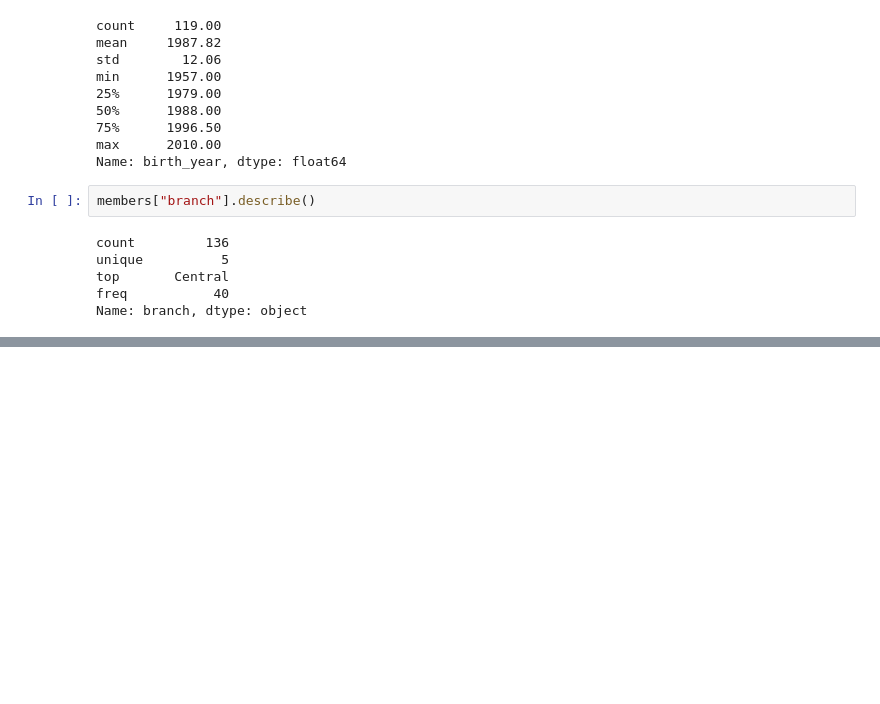
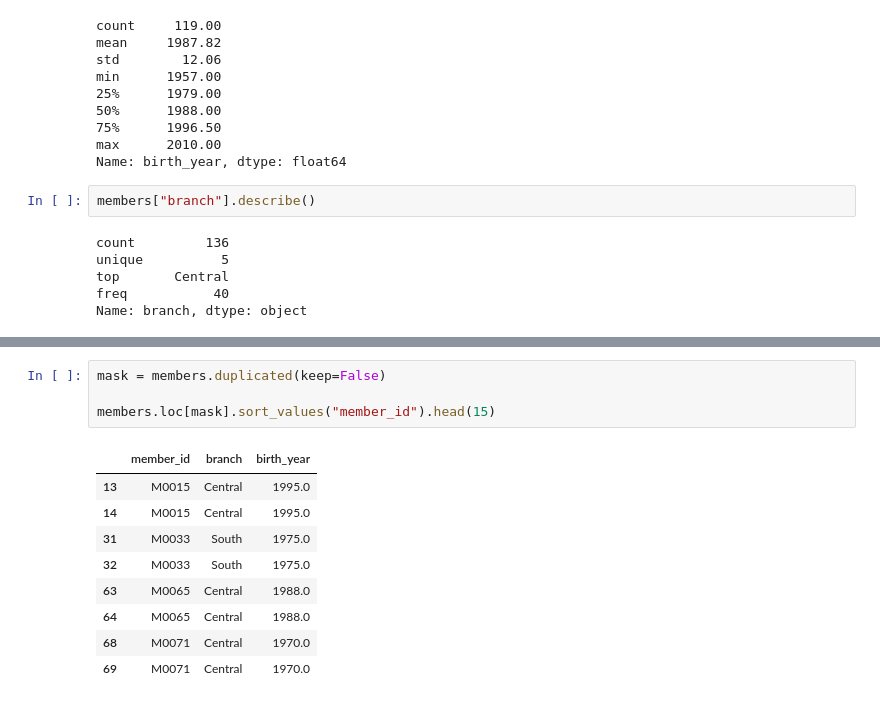
Before and after one commit to ChrisLofgreen/LABS_26-27, a Jupyter notebook: Data analysis/lab4.ipynb, the cells around one changed output, grey strips where cells are left out. Cells and saved outputs as stored; diff of their text form; blank space fills up the shorter version.

```diff
--- a/Data analysis/lab4.ipynb
+++ b/Data analysis/lab4.ipynb
@@ -382,0 +415,14 @@ memory usage: 1.3 KB
+# %%
+mask = members.duplicated(keep=False)
+
+members.loc[mask].sort_values("member_id").head(15)
+# %% [output]
+|  | member_id | branch | birth_year |
+| 13 | M0015 | Central | 1995.0 |
+| 14 | M0015 | Central | 1995.0 |
+| 31 | M0033 | South | 1975.0 |
+| 32 | M0033 | South | 1975.0 |
+| 63 | M0065 | Central | 1988.0 |
+| 64 | M0065 | Central | 1988.0 |
+| 68 | M0071 | Central | 1970.0 |
+| 69 | M0071 | Central | 1970.0 |
```
Also changed, not shown: parts of 11 cells of this notebook.
